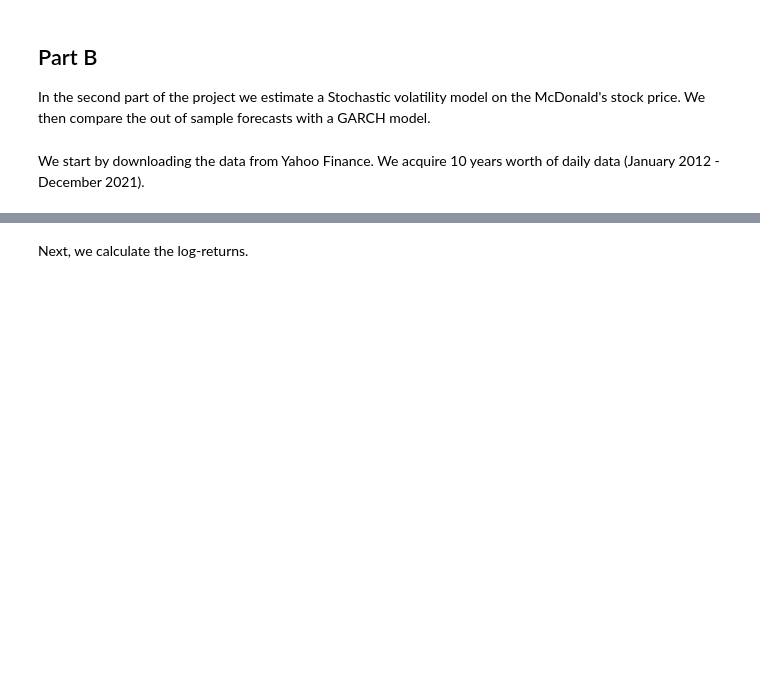
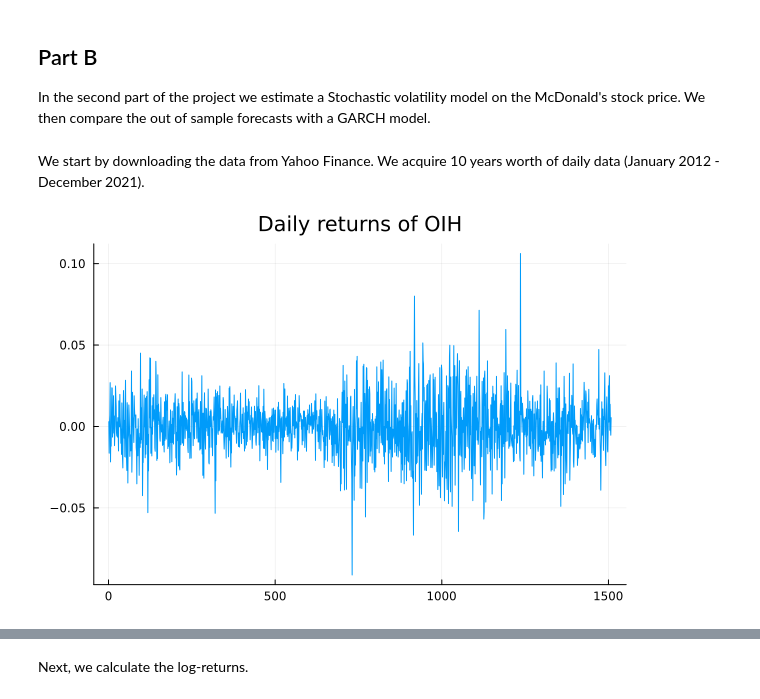
Before and after one commit to Matyas-Mattanelli/Financial-Econometrics-II, a Jupyter notebook: Project2.ipynb, the cells around one changed output, grey strips where cells are left out. Saved outputs shown, nothing was run; the diff lists cells and outputs as text; code cells hidden in the pictures; blank space fills up the shorter version.

```diff
--- a/Project2.ipynb
+++ b/Project2.ipynb
@@ -181 +199,6 @@ We start by downloading the data from Yahoo Finance. We acquire 10 years worth o
+# %%
+#Plot daily returns
+Plots.plot(data_OIH_daily_rets, title = "Daily returns of OIH", legend = false)
+# %% [output]
+[figure, added]
 # %%
```
Also changed, not shown: parts of 14 cells of this notebook.
